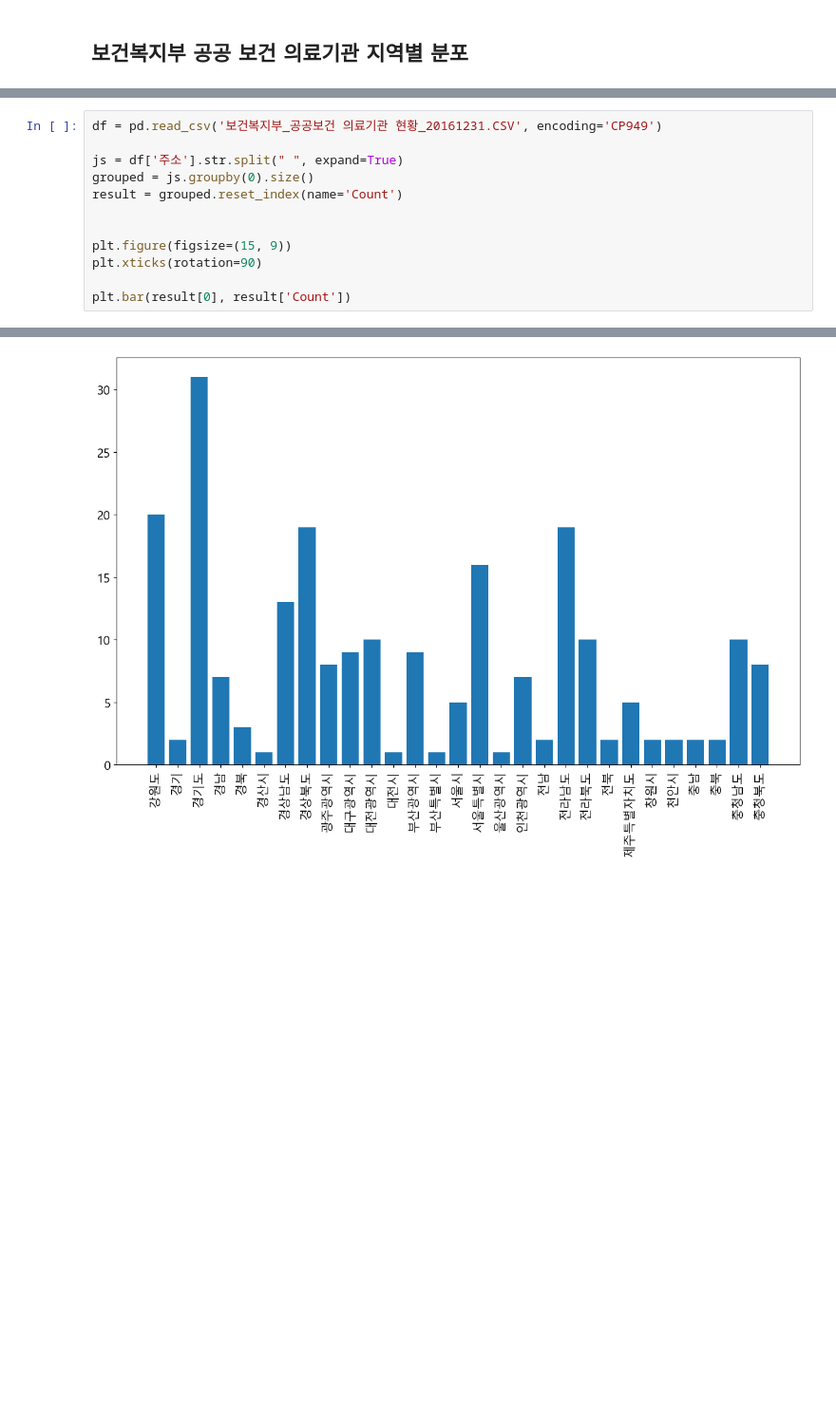
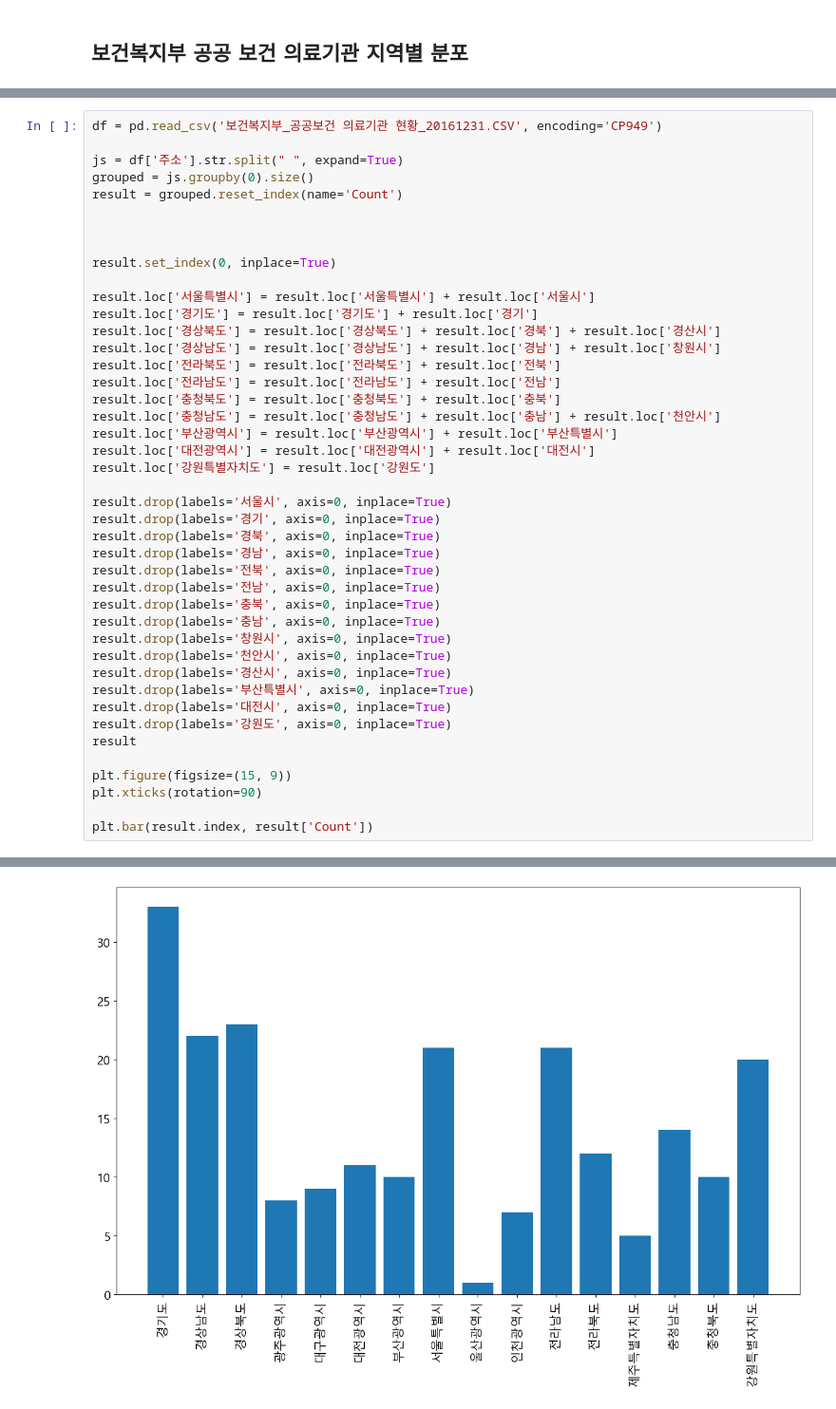
Before and after one commit to joey0919/-, a Jupyter notebook: 의료기관 분포.ipynb, the cells around one changed output, grey strips where cells are left out. Shown: that part at 95% size. Drawn from its saved outputs; the diff is of its cells as text; blank space fills up the shorter version.

```diff
--- a/의료기관 분포.ipynb
+++ b/의료기관 분포.ipynb
@@ -18,8 +21,39 @@ grouped = js.groupby(0).size()
 result = grouped.reset_index(name='Count')
 
 
+
+result.set_index(0, inplace=True)
+
+result.loc['서울특별시'] = result.loc['서울특별시'] + result.loc['서울시']
+result.loc['경기도'] = result.loc['경기도'] + result.loc['경기']
+result.loc['경상북도'] = result.loc['경상북도'] + result.loc['경북'] + result.loc['경산시']
+result.loc['경상남도'] = result.loc['경상남도'] + result.loc['경남'] + result.loc['창원시']
+result.loc['전라북도'] = result.loc['전라북도'] + result.loc['전북']
+result.loc['전라남도'] = result.loc['전라남도'] + result.loc['전남']
+result.loc['충청북도'] = result.loc['충청북도'] + result.loc['충북']
+result.loc['충청남도'] = result.loc['충청남도'] + result.loc['충남'] + result.loc['천안시']
+result.loc['부산광역시'] = result.loc['부산광역시'] + result.loc['부산특별시']
+result.loc['대전광역시'] = result.loc['대전광역시'] + result.loc['대전시']
+result.loc['강원특별자치도'] = result.loc['강원도']
+
+result.drop(labels='서울시', axis=0, inplace=True)
+result.drop(labels='경기', axis=0, inplace=True)
+result.drop(labels='경북', axis=0, inplace=True)
+result.drop(labels='경남', axis=0, inplace=True)
+result.drop(labels='전북', axis=0, inplace=True)
+result.drop(labels='전남', axis=0, inplace=True)
+result.drop(labels='충북', axis=0, inplace=True)
+result.drop(labels='충남', axis=0, inplace=True)
+result.drop(labels='창원시', axis=0, inplace=True)
+result.drop(labels='천안시', axis=0, inplace=True)
+result.drop(labels='경산시', axis=0, inplace=True)
+result.drop(labels='부산특별시', axis=0, inplace=True)
+result.drop(labels='대전시', axis=0, inplace=True)
+result.drop(labels='강원도', axis=0, inplace=True)
+result
+
 plt.figure(figsize=(15, 9))
 plt.xticks(rotation=90)
 
-plt.bar(result[0], result['Count'])
+plt.bar(result.index, result['Count'])
 # %% [output]
@@ -27 +61 @@ plt.bar(result[0], result['Count'])
-[figure, old version]
+[figure, new version]
```
Also changed, not shown: parts of 5 cells of this notebook, 2 other files.
